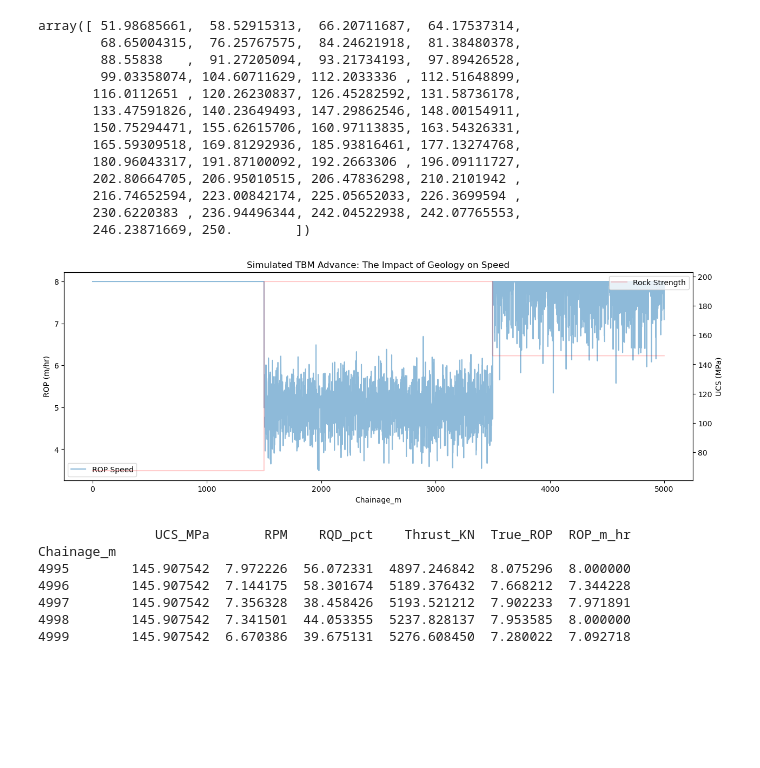
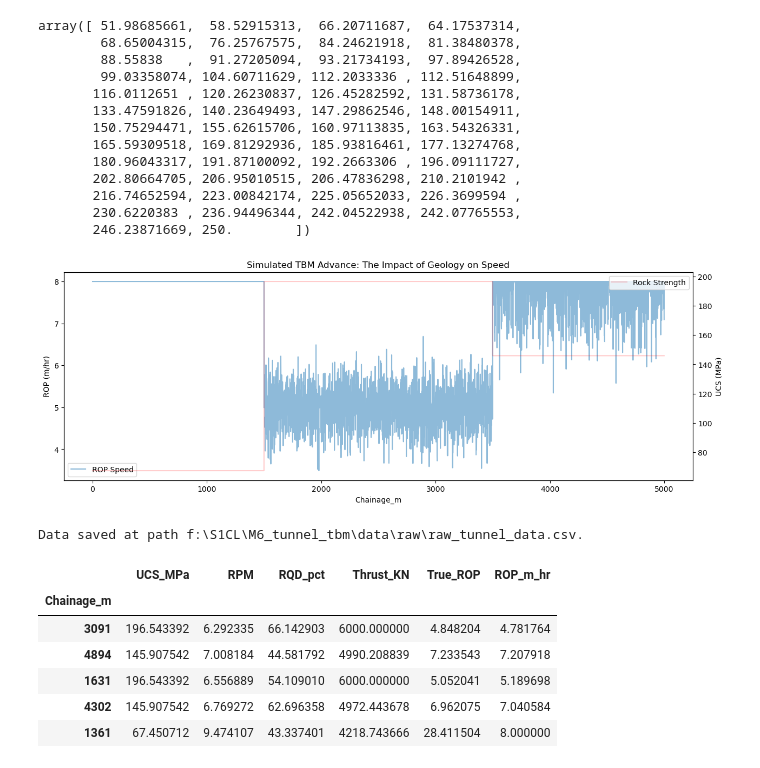
Before and after one commit to wxb-sly/tbm-rop-predictor, a Jupyter notebook: notebooks/01_initial.ipynb, the cells around one changed output. Cells and saved outputs as stored; diff of their text form; code cells hidden in the pictures; blank space fills up the shorter version.

```diff
--- a/notebooks/01_initial.ipynb
+++ b/notebooks/01_initial.ipynb
@@ -58,10 +58,21 @@ array([ 51.98685661,  58.52915313,  66.20711687,  64.17537314,
        230.6220383 , 236.94496344, 242.04522938, 242.07765553,
        246.23871669, 250.        ])
 # %%
+import os
 import numpy as np
 import pandas as pd
 import matplotlib.pyplot as plt
 import seaborn as sns
+
+#SCRIPT_DIR = os.path.dirname(os.path.abspath(__file__))
+NB_DIR = os.getcwd()
+PROJECT_ROOT = os.path.dirname(NB_DIR)
+
+RAW_DATA_DIR = os.path.join(PROJECT_ROOT, 'data', 'raw')
+os.makedirs(RAW_DATA_DIR, exist_ok=True)
+FIGURES_DIR = os.path.join(PROJECT_ROOT,'data', 'reports', 'figures')
+os.makedirs(FIGURES_DIR, exist_ok=True)
+
 
 TOTAL_DIST = 5000  # meters
 INTERVAL = 1       # 1 meter resolution (high fidelity)
@@ -85,39 +96,43 @@ df['RPM'] = df['RPM'].clip(2,12)
 
 df['RQD_pct'] = (df['UCS_MPa']/3) + np.random.normal(0,15,N)
 # noise cuz fractured hard rock
 df['RQD_pct'] = df['RQD_pct'].clip(10,100)
 
 
 df['Thrust_KN'] =  3500 + (df['UCS_MPa']*12) +np.random.normal(0,400,N)
 df['Thrust_KN'] = df['Thrust_KN'].clip(2000, 6000)
 
 k = 0.6
 
 
 df['True_ROP'] = k * (df['Thrust_KN'] * df['RPM']) / (df['UCS_MPa']**1.6)
 
 
 df['ROP_m_hr'] = df['True_ROP'] + np.random.normal(0, 0.2, N)
 df['ROP_m_hr'] = df['ROP_m_hr'].clip(0.1, 8.0) # Physics limits
 
 
 fig, ax = plt.subplots(figsize=(15, 5))
 sns.lineplot(data=df, x='Chainage_m', y='ROP_m_hr', alpha=0.5, label='ROP Speed')
 ax2 = ax.twinx()
 sns.lineplot(data=df, x='Chainage_m', y='UCS_MPa', color='red', alpha=0.2, ax=ax2, label='Rock Strength')
 ax.set_title("Simulated TBM Advance: The Impact of Geology on Speed")
 ax.set_ylabel("ROP (m/hr)")
 ax2.set_ylabel("UCS (MPa)")
 plt.show()
 
-# Inspect the first few rows
-print(df.tail())
+# to_csv() needs a filepath string, not a directory:
+csv_path =  os.path.join(RAW_DATA_DIR, 'raw_tunnel_data.csv')
+df.to_csv(csv_path)
+print(f"Data saved at path {csv_path}.")
+df.sample(5)
 # %% [output]
 [figure]
-               UCS_MPa       RPM    RQD_pct    Thrust_KN  True_ROP  ROP_m_hr
-Chainage_m
-4995        145.907542  7.972226  56.072331  4897.246842  8.075296  8.000000
-4996        145.907542  7.144175  58.301674  5189.376432  7.668212  7.344228
-4997        145.907542  7.356328  38.458426  5193.521212  7.902233  7.971891
-4998        145.907542  7.341501  44.053355  5237.828137  7.953585  8.000000
-4999        145.907542  6.670386  39.675131  5276.608450  7.280022  7.092718
+Data saved at path f:\S1CL\M6_tunnel_tbm\data\raw\raw_tunnel_data.csv.
+|  | UCS_MPa | RPM | RQD_pct | Thrust_KN | True_ROP | ROP_m_hr |
+| Chainage_m |  |  |  |  |  |  |
+| 3091 | 196.543392 | 6.292335 | 66.142903 | 6000.000000 | 4.848204 | 4.781764 |
+| 4894 | 145.907542 | 7.008184 | 44.581792 | 4990.208839 | 7.233543 | 7.207918 |
+| 1631 | 196.543392 | 6.556889 | 54.109010 | 6000.000000 | 5.052041 | 5.189698 |
+| 4302 | 145.907542 | 6.769272 | 62.696358 | 4972.443678 | 6.962075 | 7.040584 |
+| 1361 | 67.450712 | 9.474107 | 43.337401 | 4218.743666 | 28.411504 | 8.000000 |
```
Also changed, not shown: 1 other file.
